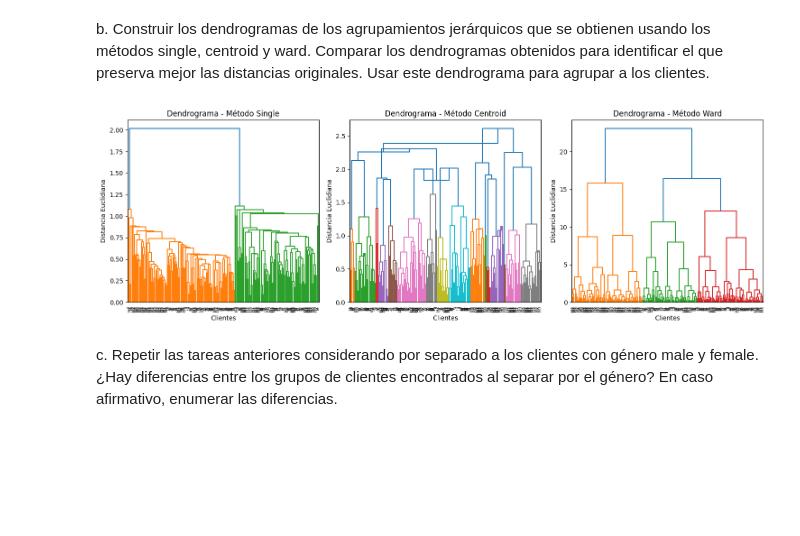
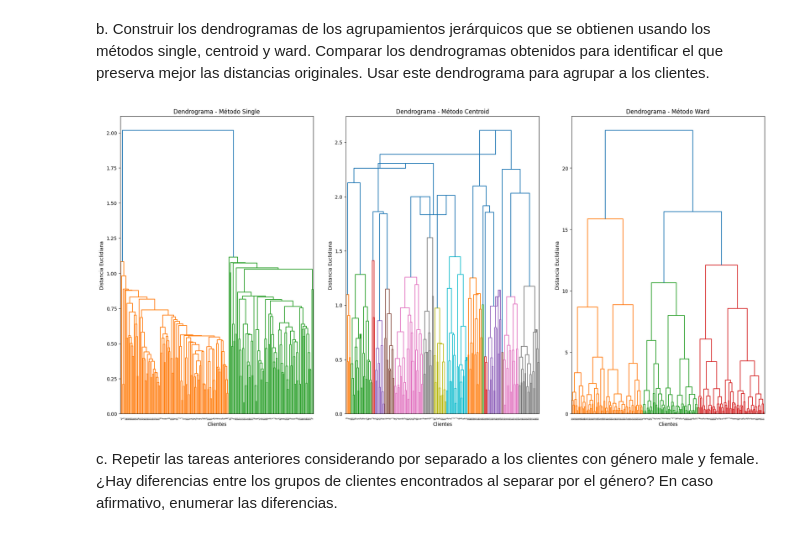
Before and after one commit to Samuelmm15/knowledge-extraction-on-databases, a Jupyter notebook: P2/source/customer-segmentation-case-1.ipynb, the cells around one changed output. Drawn from its saved outputs; the diff is of its cells as text; code cells hidden in the pictures; blank space fills up the shorter version.

Commit message:
wip(Dendogram): fixed the representation of the graph

```diff
--- a/P2/source/customer-segmentation-case-1.ipynb
+++ b/P2/source/customer-segmentation-case-1.ipynb
@@ -85,20 +85,21 @@ b. Construir los dendrogramas de los agrupamientos jerárquicos que se obtienen
 # %%
 # Construcción y visualización de dendrogramas para los métodos single, centroid y ward
 methods = ['single', 'centroid', 'ward']
 
-plt.figure(figsize=(15, 5))
+plt.figure(figsize=(20, 10))
 
 for i, method in enumerate(methods):
     plt.subplot(1, 3, i + 1)
     dendrogram = sch.dendrogram(sch.linkage(scaled_features, method=method))
     plt.title(f'Dendrograma - Método {method.capitalize()}')
     plt.xlabel('Clientes')
     plt.ylabel('Distancia Euclidiana')
+    plt.xticks(rotation=90, fontsize=3)
 
-plt.tight_layout()
+plt.tight_layout(pad=3.0)
 plt.show()
 # %% [output]
-[figure, old version]
+[figure, new version]
 # %% [markdown]
 c. Repetir las tareas anteriores considerando por separado a los clientes
 con género male y female. ¿Hay diferencias entre los grupos de
```
Also changed, not shown: parts of 1 cell of this notebook.
